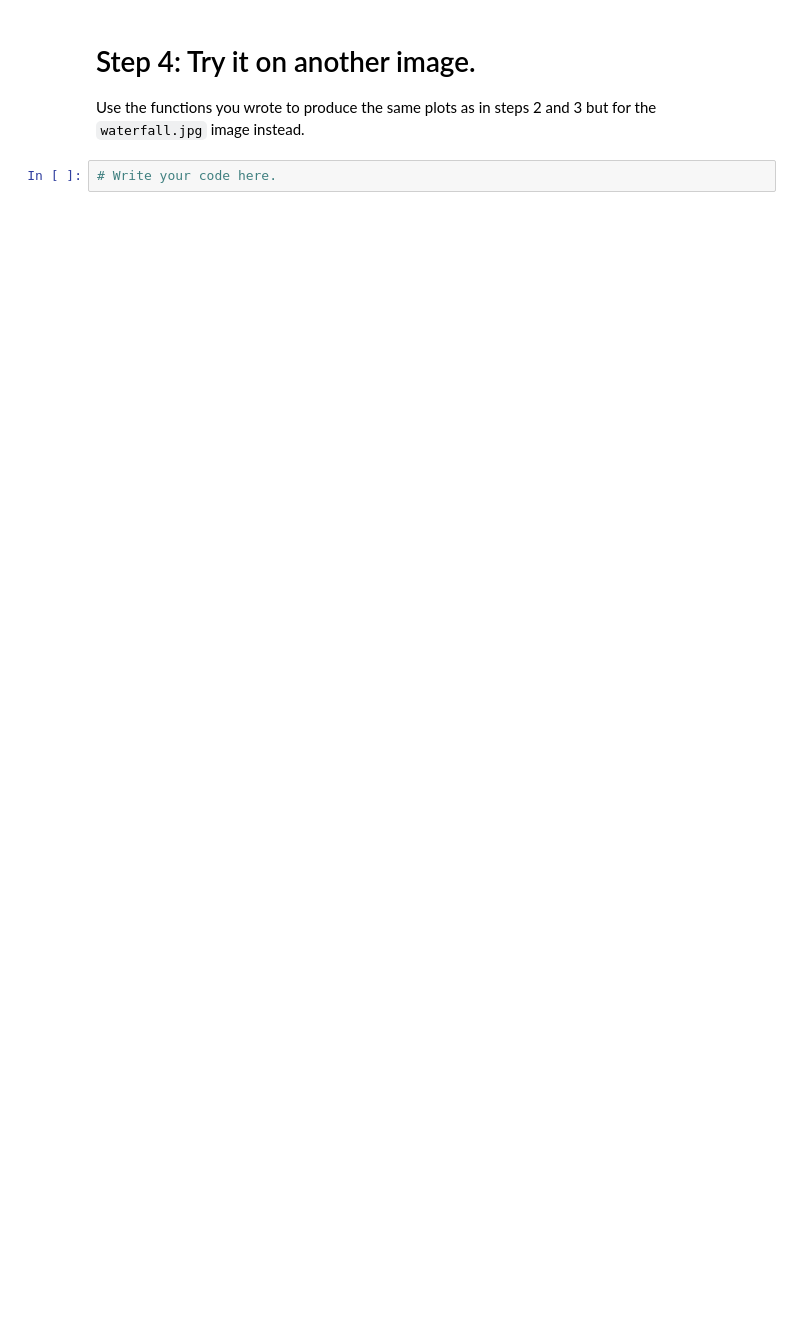
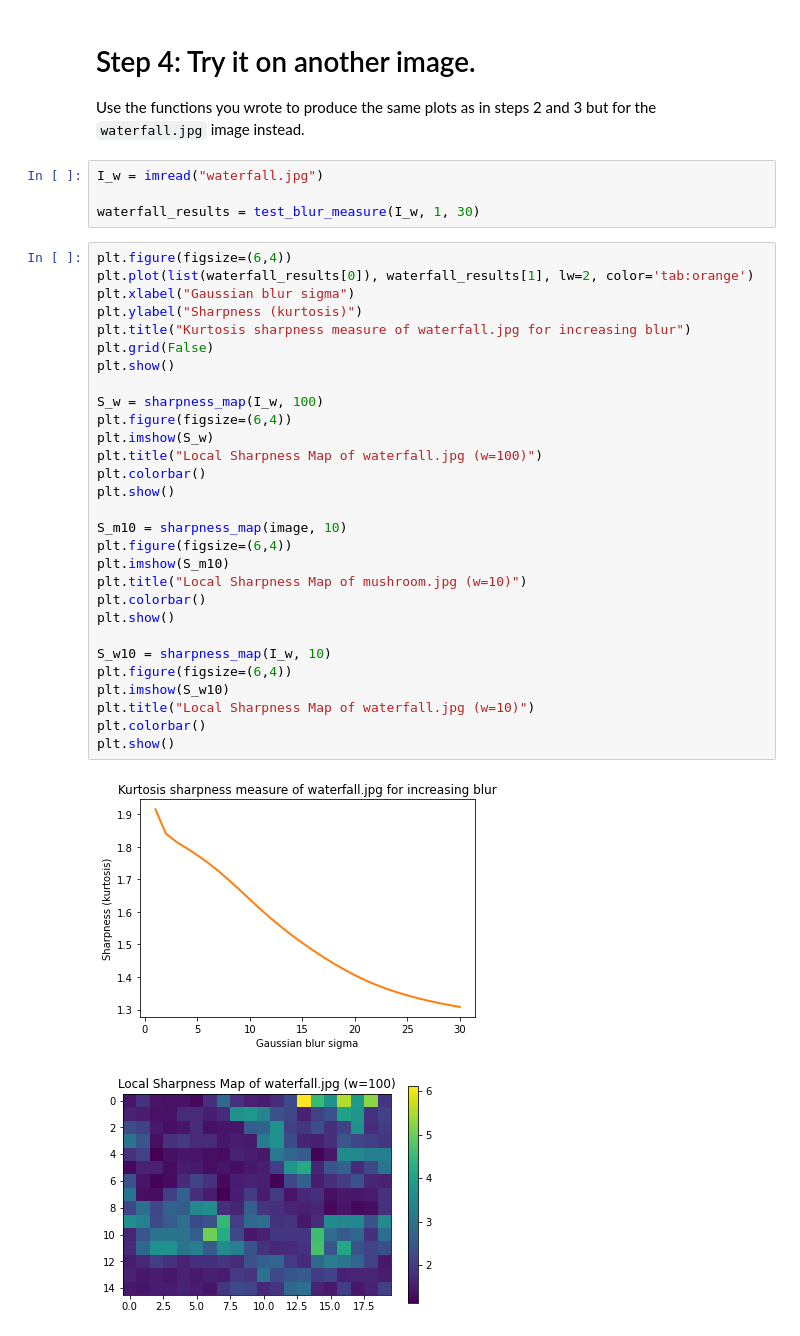
Before and after one commit to Ethan4416/CMPT819, a Jupyter notebook: Assignment2/asn2-q1.ipynb, the cells around one changed output. Cells and saved outputs as stored; diff of their text form; blank space fills up the shorter version.

```diff
--- a/Assignment2/asn2-q1.ipynb
+++ b/Assignment2/asn2-q1.ipynb
@@ -112,5 +156,39 @@ def sharpness_map(I, window_size):
 # Step 4: Try it on another image.
 
 Use the functions you wrote to produce the same plots as in steps 2 and 3 but for the `waterfall.jpg` image instead.
-# %%
-# Write your code here.
+# %%
+I_w = imread("waterfall.jpg")
+
+waterfall_results = test_blur_measure(I_w, 1, 30)
+# %%
+plt.figure(figsize=(6,4))
+plt.plot(list(waterfall_results[0]), waterfall_results[1], lw=2, color='tab:orange')
+plt.xlabel("Gaussian blur sigma")
+plt.ylabel("Sharpness (kurtosis)")
+plt.title("Kurtosis sharpness measure of waterfall.jpg for increasing blur")
+plt.grid(False)
+plt.show()
+
+S_w = sharpness_map(I_w, 100)
+plt.figure(figsize=(6,4))
+plt.imshow(S_w)
+plt.title("Local Sharpness Map of waterfall.jpg (w=100)")
+plt.colorbar()
+plt.show()
+
+S_m10 = sharpness_map(image, 10)
+plt.figure(figsize=(6,4))
+plt.imshow(S_m10)
+plt.title("Local Sharpness Map of mushroom.jpg (w=10)")
+plt.colorbar()
+plt.show()
+
+S_w10 = sharpness_map(I_w, 10)
+plt.figure(figsize=(6,4))
+plt.imshow(S_w10)
+plt.title("Local Sharpness Map of waterfall.jpg (w=10)")
+plt.colorbar()
+plt.show()
+# %% [output]
+[figure, added]
+[figure, added]
```
Also changed, not shown: parts of 7 cells of this notebook.
